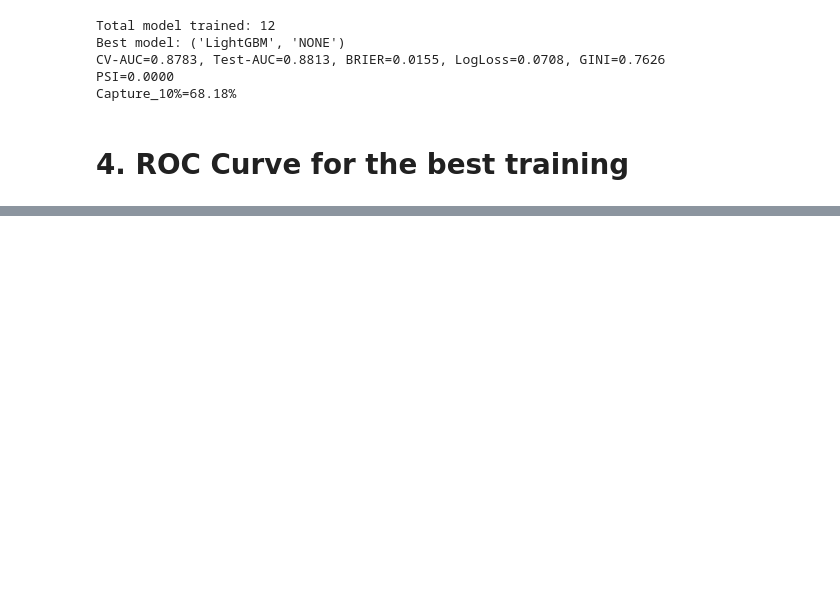
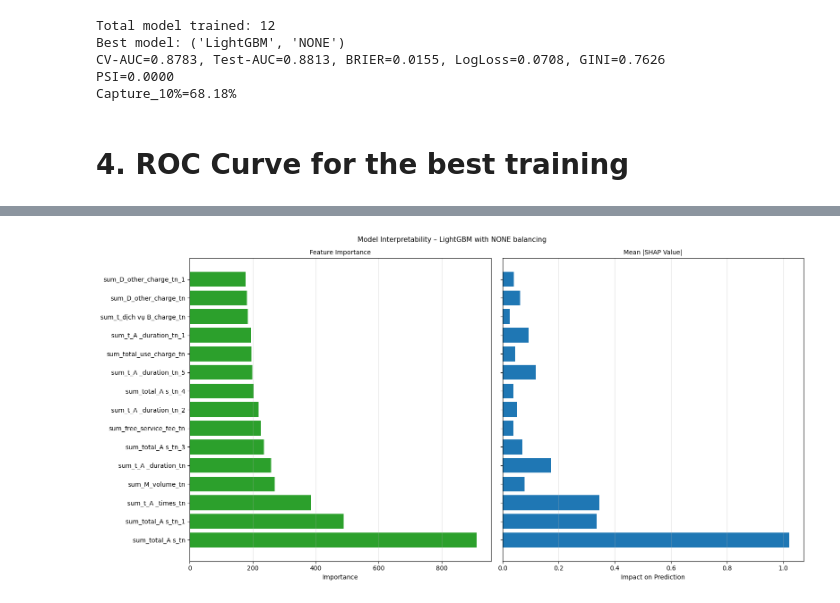
Before and after one commit to outlook1227/Python-Notebook-for-Dataset, a Jupyter notebook: Viettel Customer Analysis/Viettel_Churn.ipynb, the cells around one changed output, grey strips where cells are left out. Saved outputs shown, nothing was run; the diff lists cells and outputs as text; code cells hidden in the pictures; blank space fills up the shorter version.

```diff
--- a/Viettel Customer Analysis/Viettel_Churn.ipynb
+++ b/Viettel Customer Analysis/Viettel_Churn.ipynb
@@ -1599,0 +1647,65 @@ plt.show()
+# %%
+print("=" * 10, "MODEL INTERPRETATION AND SHAP ANALYSIS", "=" * 10)
+
+try:
+  # Select best model from AUC
+  best_model_tuple = score_df.sort_values("AUC", ascending=False).index[0]
+  model_type, imbalance_type = best_model_tuple
+
+  # Create the pipeline for the best model
+  pipeline = create_credit_model(model_type, imbalance_type)
+  pipeline.fit(x_train, y_train) # Fit the pipeline to get the trained model and preprocessor
+
+  model = pipeline.named_steps["model"]
+  processor = pipeline.named_steps["preprocess"] # Access the 'preprocess' step in the pipeline
+
+  # Features importance (Tree-based)
+  x_train_trans = processor.transform(x_train)
+  feature_names = x_train.columns # Correctly get feature names from original training data
+
+  # Show result for SHAP and features importance
+  # For LightGBM, shap_values method expects a DataFrame/array
+  mean_shap = np.abs(shap.TreeExplainer(model).shap_values(x_train_trans)).mean(axis=0)
+
+  # Top 15 features from SHAP
+  print("\nTop 15 features from SHAP:")
+  df_imp = pd.DataFrame({"feature": feature_names, "importances": model.feature_importances_ ,
+                          "mean_SHAP": mean_shap}).sort_values("importances", ascending=False).head(15)
+  print(df_imp)
+
+  # SHAP and Features Analysis
+  fig, axes = plt.subplots(
+    nrows=1,
+    ncols=2,
+    figsize=(16, 8),
+    sharey=True)
+
+  # ---- Feature Importance ----
+  axes[0].barh(
+      df_imp["feature"], # Corrected column name
+      df_imp["importances"], # Corrected column name
+      color="#2ca02c")
+  axes[0].set_title("Feature Importance", fontsize=10)
+  axes[0].set_xlabel("Importance")
+  axes[0].grid(axis="x", alpha=0.4)
+
+  # ---- SHAP ----
+  axes[1].barh(
+      df_imp["feature"], # Corrected column name
+      df_imp["mean_SHAP"], # Corrected column name
+      color="#1f77b4"
+  )
+  axes[1].set_title("Mean |SHAP Value|", fontsize=10)
+  axes[1].set_xlabel("Impact on Prediction")
+  axes[1].grid(axis="x", alpha=0.4)
+
+  # ---- Global title ----
+  fig.suptitle(
+      f"Model Interpretability – {model_type} with {imbalance_type} balancing", # Use unpacked names for title
+      fontsize=11)
+  plt.tight_layout()
+  plt.show()
+
+except Exception as e:
+  print(f"Error in model interpretation: {e}")
+# %% [output]
@@ -1599,0 +1729 @@ plt.show()
+[figure, added]
```
Also changed, not shown: parts of 8 cells of this notebook.
